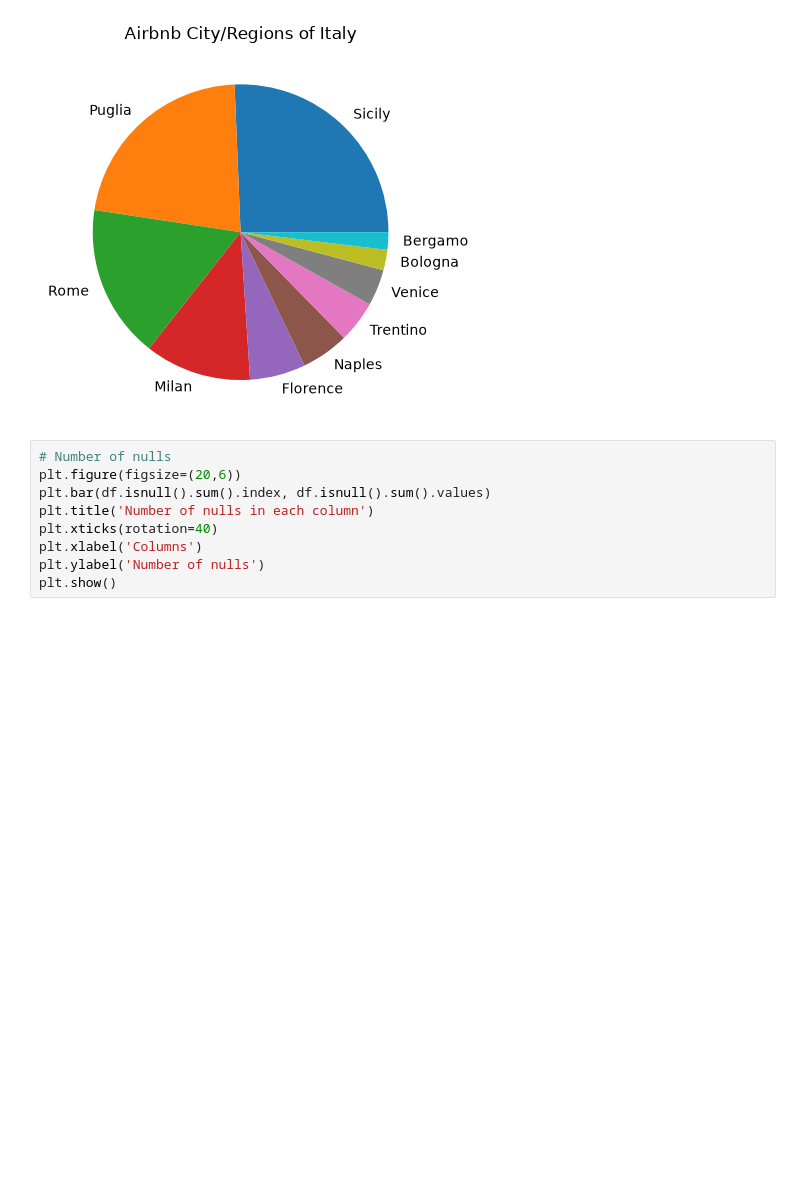
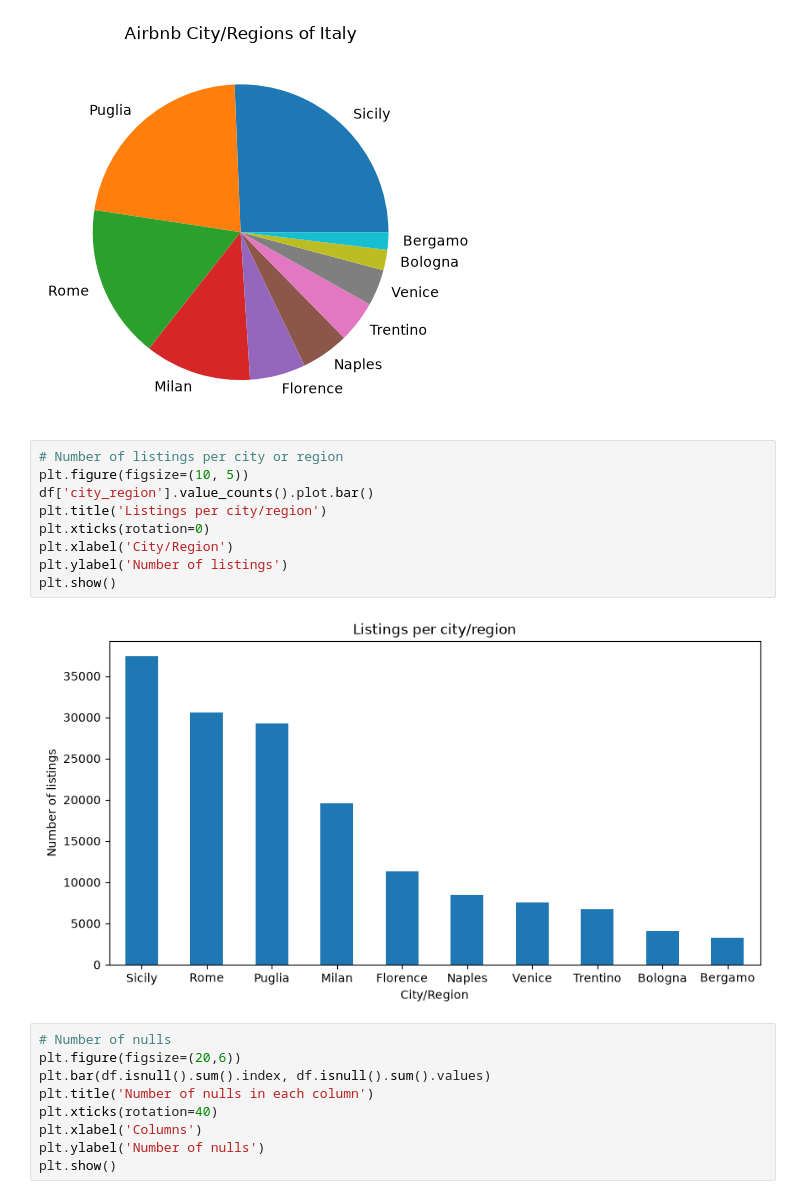
Before and after one commit to IshaanShanavas/AirbnbAICA1, a Jupyter notebook: project.ipynb, the cells around one changed output. Cells and saved outputs as stored; diff of their text form; blank space fills up the shorter version.

Commit message:
Added additional data visualisations from EDA deliverable, implemented scree plot for PCA

```diff
--- a/project.ipynb
+++ b/project.ipynb
@@ -50,6 +61,17 @@ plt.title('Airbnb City/Regions of Italy')
 plt.show()
 # %% [output]
 [figure]
+# %%
+# Number of listings per city or region
+plt.figure(figsize=(10, 5))
+df['city_region'].value_counts().plot.bar()
+plt.title('Listings per city/region')
+plt.xticks(rotation=0)
+plt.xlabel('City/Region')
+plt.ylabel('Number of listings')
+plt.show()
+# %% [output]
+[figure, added]
 # %%
 # Number of nulls
 plt.figure(figsize=(20,6))
```
Also changed, not shown: parts of 28 cells of this notebook.
